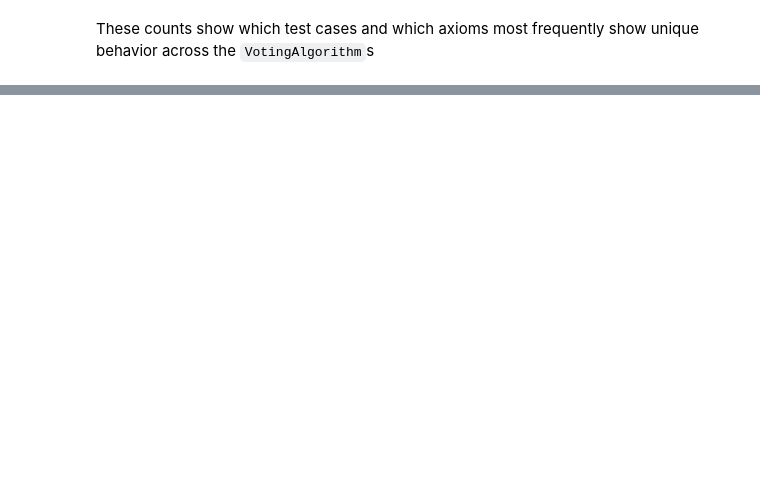
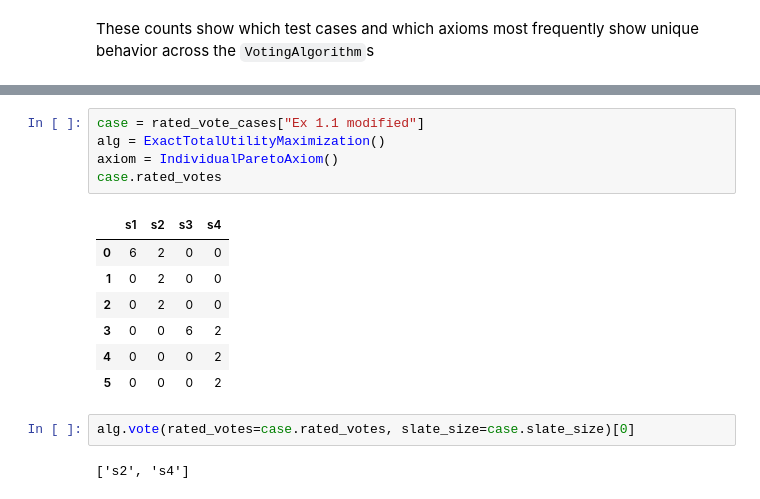
Before and after one commit to aaron-sandoval/generative_social_choice, a Jupyter notebook: generative_social_choice/plots/analyze_voting_algorithm_axiom_results.ipynb, the cells around one changed output, grey strips where cells are left out. Drawn from its saved outputs; the diff is of its cells as text; blank space fills up the shorter version.

```diff
--- a/generative_social_choice/plots/analyze_voting_algorithm_axiom_results.ipynb
+++ b/generative_social_choice/plots/analyze_voting_algorithm_axiom_results.ipynb
@@ -135,0 +183,17 @@ Name: count, dtype: int64
+# %%
+case = rated_vote_cases["Ex 1.1 modified"]
+alg = ExactTotalUtilityMaximization()
+axiom = IndividualParetoAxiom()
+case.rated_votes
+# %% [output]
+|  | s1 | s2 | s3 | s4 |
+| 0 | 6 | 2 | 0 | 0 |
+| 1 | 0 | 2 | 0 | 0 |
+| 2 | 0 | 2 | 0 | 0 |
+| 3 | 0 | 0 | 6 | 2 |
+| 4 | 0 | 0 | 0 | 2 |
+| 5 | 0 | 0 | 0 | 2 |
+# %%
+alg.vote(rated_votes=case.rated_votes, slate_size=case.slate_size)[0]
+# %% [output]
+['s2', 's4']
```
Also changed, not shown: parts of 15 cells of this notebook, 3 other files.
